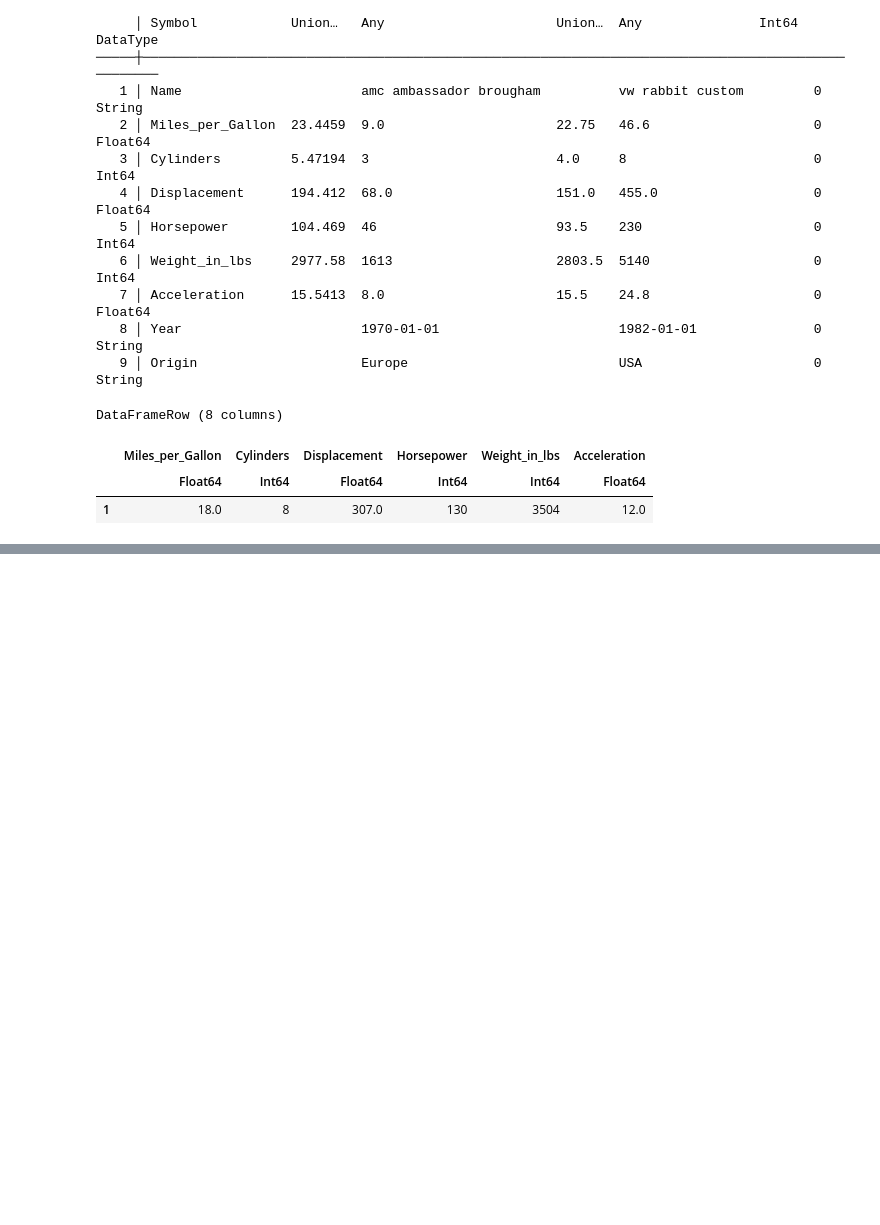
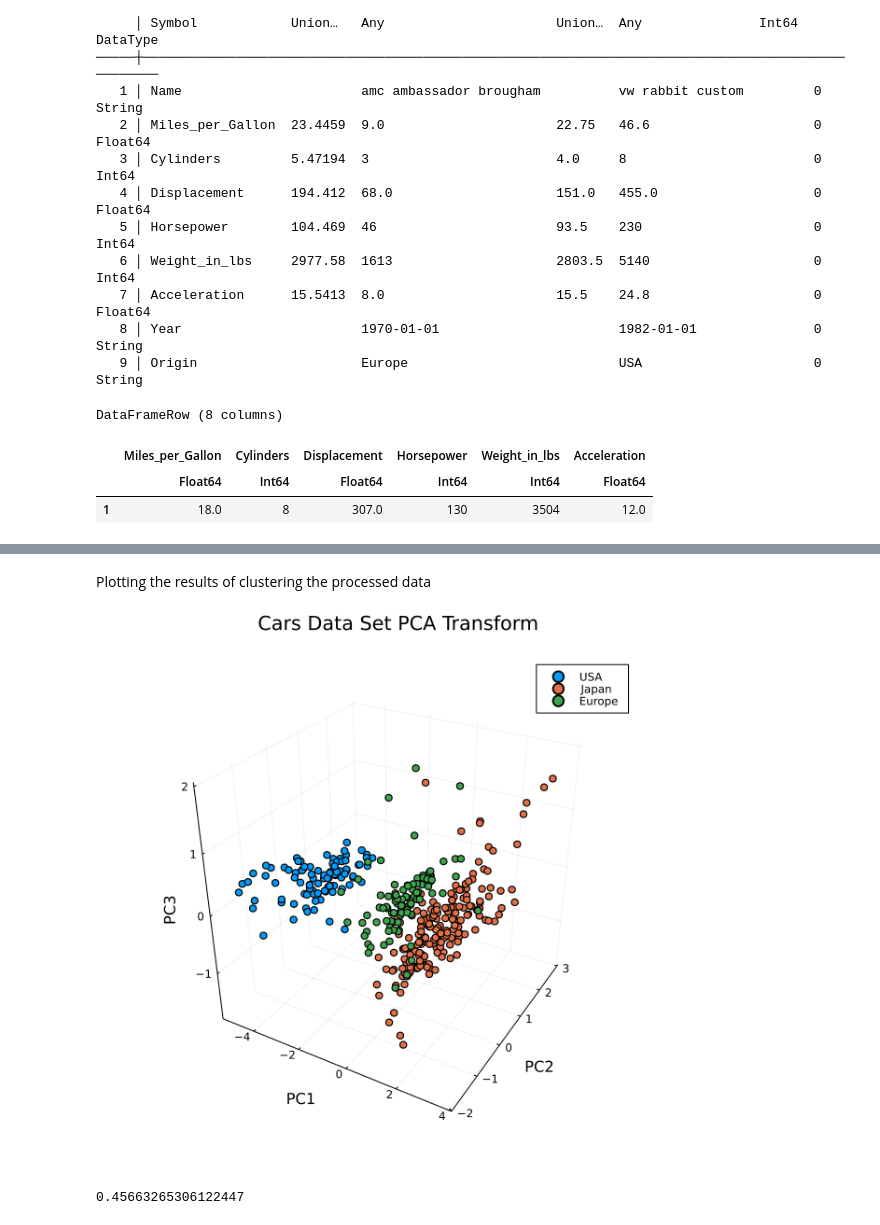
Before and after one commit to BanuelosCarlos/PCA_Cars_Julia, a Jupyter notebook: PCA_UL.ipynb, the cells around one changed output, grey strips where cells are left out. Saved outputs shown, nothing was run; the diff lists cells and outputs as text; code cells hidden in the pictures; blank space fills up the shorter version.

Commit message:
Clustering comparison added

```diff
--- a/PCA_UL.ipynb
+++ b/PCA_UL.ipynb
@@ -80,0 +140,11 @@ UndefVarError: UndefVarError: transform not defined
+# %%
+# Let's make a coparison using K-means clustering method using the processed data
+# We initialize some variables
+k = 3;
+itr = 100;
+########################################
+result = kmeans(data_t, k; maxiter=itr, display=:iter)
+a = assignments(result)
+@show c = counts(result)
+# Centroids of the clusters
+mu = result.centers;
@@ -80,0 +161,22 @@ UndefVarError: UndefVarError: transform not defined
+# %% [markdown]
+Plotting the results of clustering the processed data
+# %%
+
+p_transform = scatter(PC1, PC2, PC3,
+    xlabel = "PC1", ylabel = "PC2", zlabel = "PC3",
+    title = "Cars Data Set PCA Transform",
+    markersize = 4,
+    group = a,
+    label = Origin
+)
+# %% [output]
+[figure, added]
+# %%
+using MLBase
+
+LabelMap = labelmap(y)
+y1 = labelencode(LabelMap, y)
+# checking accuracy of clustering
+mean(a.==y1)
+# %% [output]
+0.45663265306122447
```
Also changed, not shown: parts of 16 cells of this notebook.
